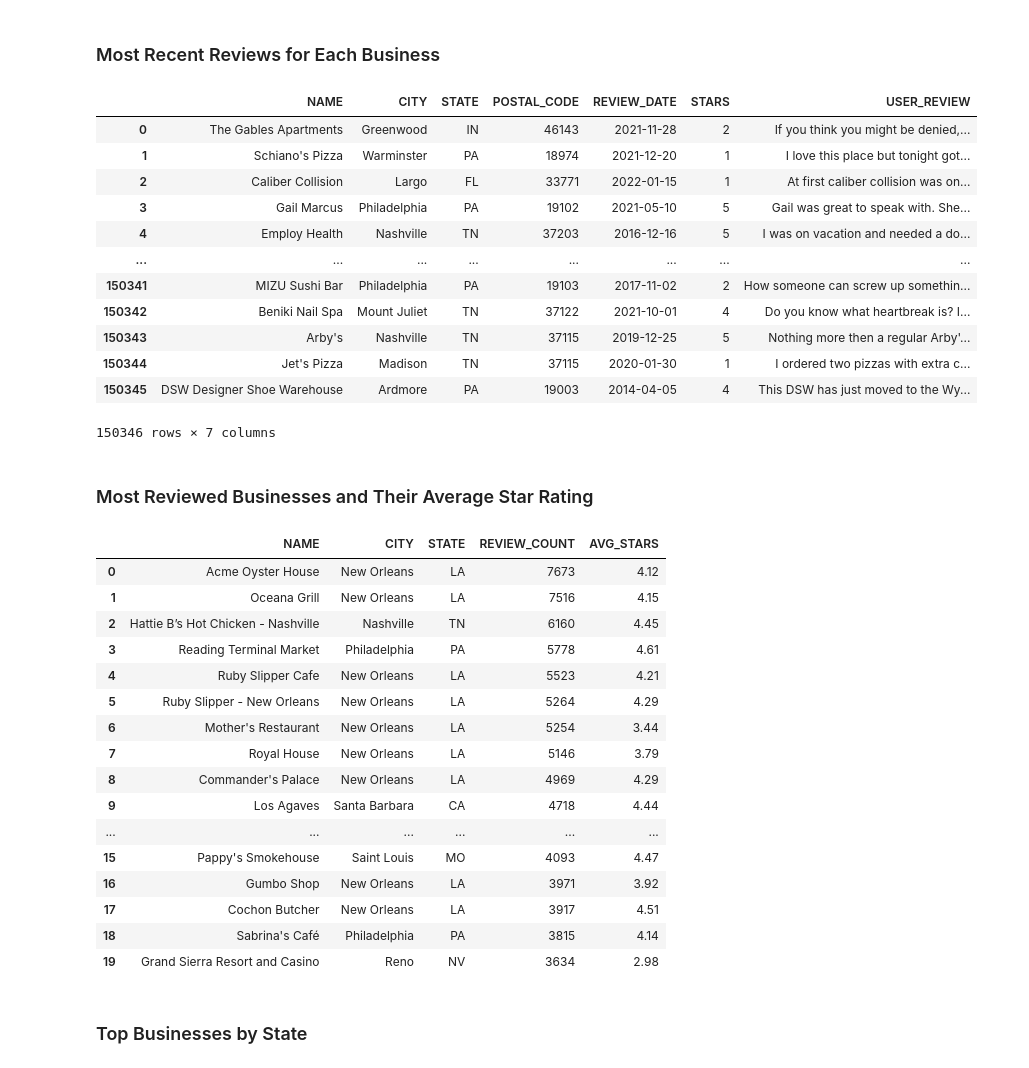
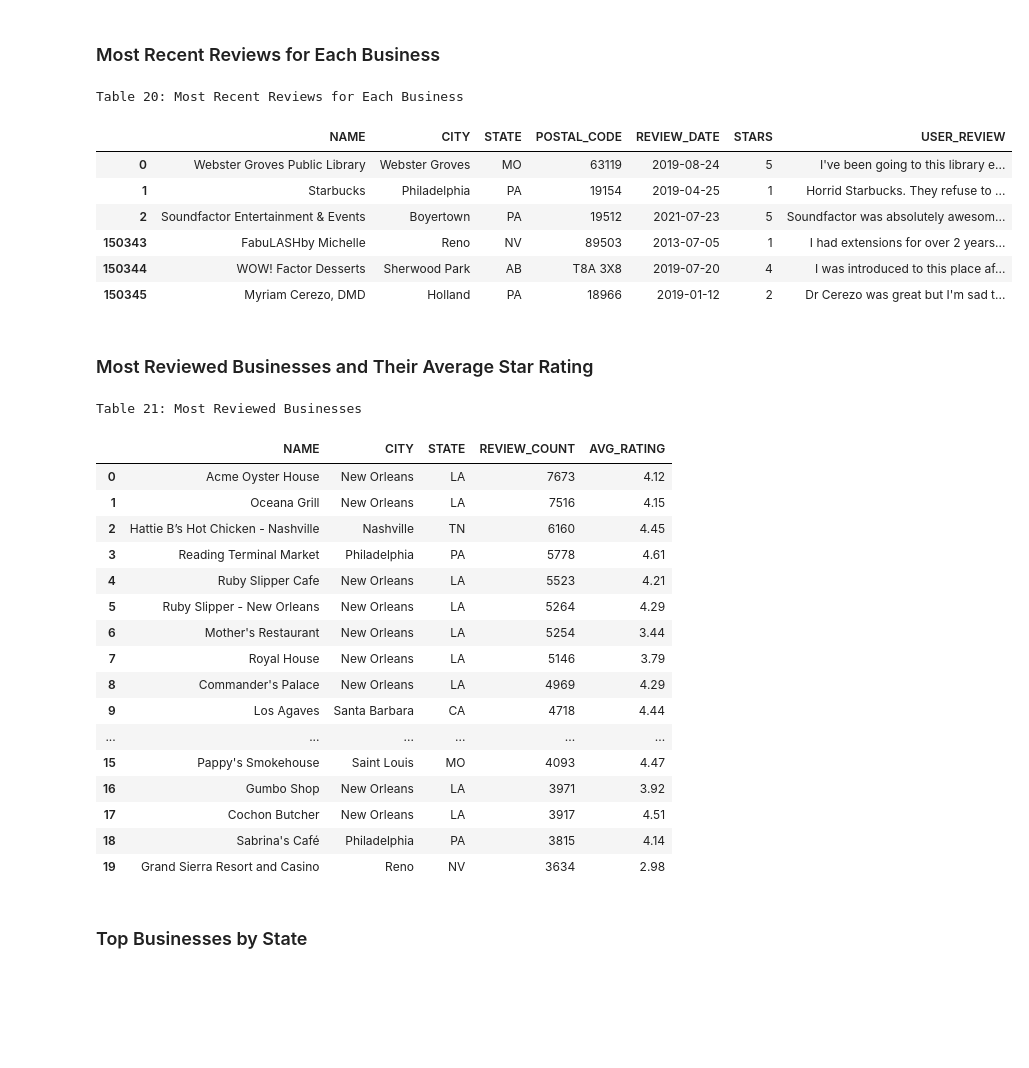
Before and after one commit to KeeganDavis/data-projects, a Jupyter notebook: yelp-reviews/notebooks/sql_queries.ipynb, the cells around one changed output. Cells and saved outputs as stored; diff of their text form; code cells hidden in the pictures; blank space fills up the shorter version.

Commit message:
added table and figure labels to dfs and plots

```diff
--- a/yelp-reviews/notebooks/sql_queries.ipynb
+++ b/yelp-reviews/notebooks/sql_queries.ipynb
@@ -889,44 +973,44 @@ display(df)
 # %%
 # Most recent reviews for each business
 df = cur.execute('''
                 WITH cte AS (
                     SELECT
                         business_id,
                         review_date,
                         user_review,
                         stars,
                         ROW_NUMBER() OVER(PARTITION BY business_id ORDER BY review_date DESC) AS rn
                     FROM yelp_reviews
                 )
                 SELECT
                     yb.name,
                     yb.city,
                     yb.state,
                     yb.postal_code,
                     review_date,
                     cte.stars,
                     user_review
                 FROM cte
                 JOIN yelp_businesses yb
                     ON cte.business_id = yb.business_id
                 WHERE rn=1;
                  ''').fetch_pandas_all()
 
-display(df)
+df_preview = pd.concat([df.head(3), df.tail(3)])
+styles = [{
+    'selector': 'caption', 'props': 'text-align: left;'
+}]
+
+display(df_preview.style.set_caption('<span style="font-size: 20px;">Table 20: Most Recent Reviews for Each Business</span>').set_table_styles(styles))
 # %% [output]
+Table 20: Most Recent Reviews for Each Business
 |  | NAME | CITY | STATE | POSTAL_CODE | REVIEW_DATE | STARS | USER_REVIEW |
-| 0 | The Gables Apartments | Greenwood | IN | 46143 | 2021-11-28 | 2 | If you think you might be denied,... |
-| 1 | Schiano's Pizza | Warminster | PA | 18974 | 2021-12-20 | 1 | I love this place but tonight got... |
-| 2 | Caliber Collision | Largo | FL | 33771 | 2022-01-15 | 1 | At first caliber collision was on... |
-| 3 | Gail Marcus | Philadelphia | PA | 19102 | 2021-05-10 | 5 | Gail was great to speak with. She... |
-| 4 | Employ Health | Nashville | TN | 37203 | 2016-12-16 | 5 | I was on vacation and needed a do... |
-| ... | ... | ... | ... | ... | ... | ... | ... |
-| 150341 | MIZU Sushi Bar | Philadelphia | PA | 19103 | 2017-11-02 | 2 | How someone can screw up somethin... |
-| 150342 | Beniki Nail Spa | Mount Juliet | TN | 37122 | 2021-10-01 | 4 | Do you know what heartbreak is? I... |
-| 150343 | Arby's | Nashville | TN | 37115 | 2019-12-25 | 5 | Nothing more then a regular Arby'... |
-| 150344 | Jet's Pizza | Madison | TN | 37115 | 2020-01-30 | 1 | I ordered two pizzas with extra c... |
-| 150345 | DSW Designer Shoe Warehouse | Ardmore | PA | 19003 | 2014-04-05 | 4 | This DSW has just moved to the Wy... |
+| 0 | Webster Groves Public Library | Webster Groves | MO | 63119 | 2019-08-24 | 5 | I've been going to this library e... |
+| 1 | Starbucks | Philadelphia | PA | 19154 | 2019-04-25 | 1 | Horrid Starbucks. They refuse to ... |
+| 2 | Soundfactor Entertainment & Events | Boyertown | PA | 19512 | 2021-07-23 | 5 | Soundfactor was absolutely awesom... |
+| 150343 | FabuLASHby Michelle | Reno | NV | 89503 | 2013-07-05 | 1 | I had extensions for over 2 years... |
+| 150344 | WOW! Factor Desserts | Sherwood Park | AB | T8A 3X8 | 2019-07-20 | 4 | I was introduced to this place af... |
+| 150345 | Myriam Cerezo, DMD | Holland | PA | 18966 | 2019-01-12 | 2 | Dr Cerezo was great but I'm sad t... |
-150346 rows × 7 columns
 # %% [markdown]
 ### Most Reviewed Businesses and Their Average Star Rating
 # %%
@@ -941,9 +1025,14 @@ df = cur.execute('''
                 LIMIT 20;
                  ''').fetch_pandas_all()
 
-display(df)
+styles = [{
+    'selector': 'caption', 'props': 'text-align: left;'
+}]
+
+display(df.style.set_caption('<span style="font-size: 20px;">Table 21: Most Reviewed Businesses</span>').set_table_styles(styles))
 # %% [output]
+Table 21: Most Reviewed Businesses
-|  | NAME | CITY | STATE | REVIEW_COUNT | AVG_STARS |
+|  | NAME | CITY | STATE | REVIEW_COUNT | AVG_RATING |
 | 0 | Acme Oyster House | New Orleans | LA | 7673 | 4.12 |
 | 1 | Oceana Grill | New Orleans | LA | 7516 | 4.15 |
 | 2 | Hattie B’s Hot Chicken - Nashville | Nashville | TN | 6160 | 4.45 |
```
Also changed, not shown: parts of 44 cells of this notebook.
